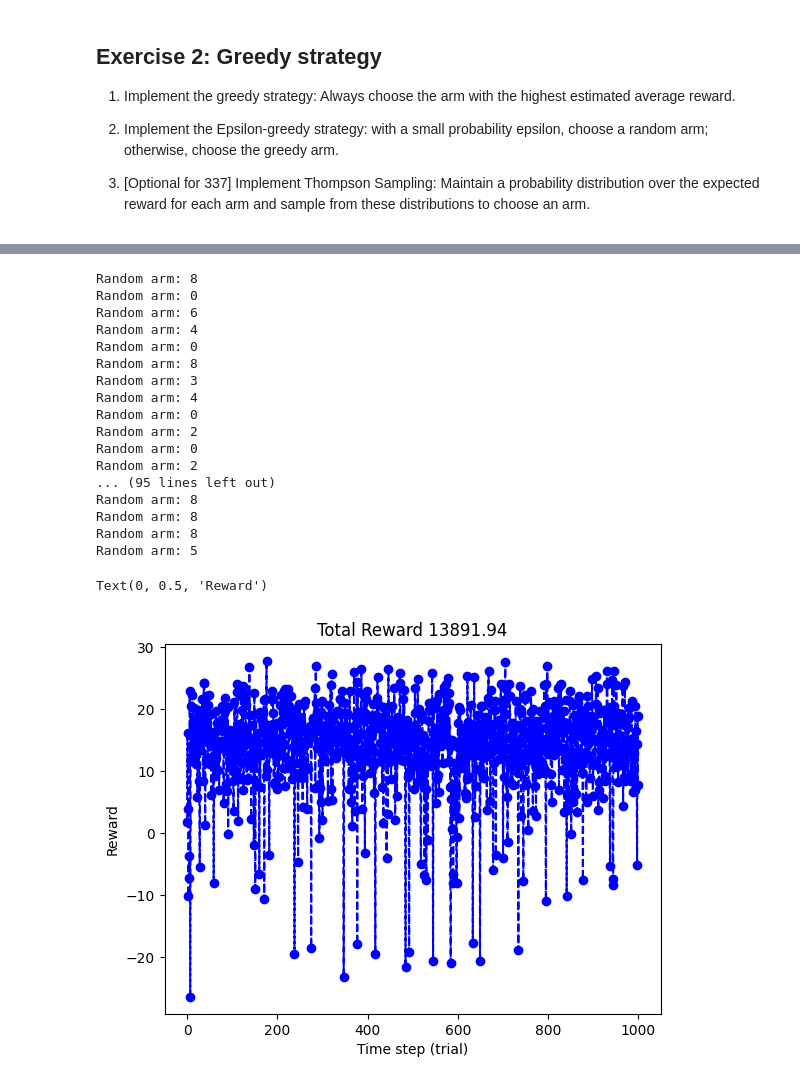
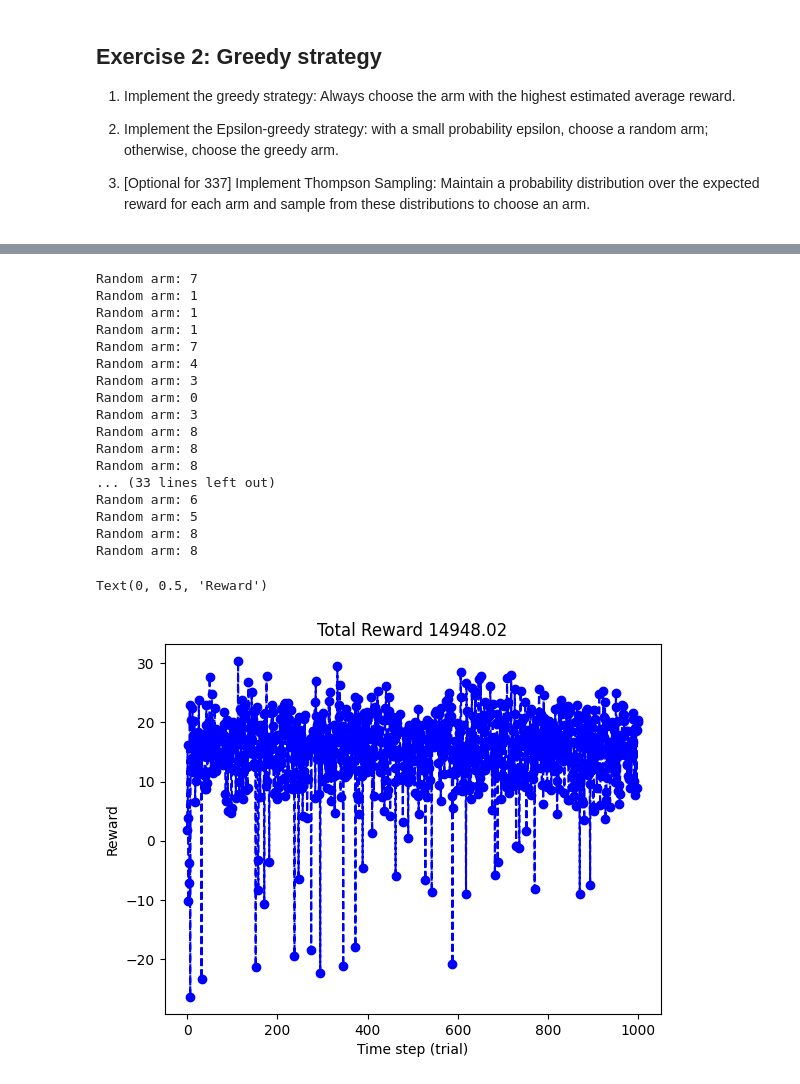
Before and after one commit to Jarvis-X/Aerial-Robotics-Course-Projects, a Jupyter notebook: lab1-bandit.ipynb, the cells around one changed output, grey strips where cells are left out. Cells and saved outputs as stored; diff of their text form; code cells hidden in the pictures.

```diff
--- a/lab1-bandit.ipynb
+++ b/lab1-bandit.ipynb
@@ -143,7 +143,7 @@ best_a = np.argmax([np.mean(action_reward) for action_reward in action_rewards])
 print(f"Best arm: {best_a}")
 
 # Action: Choose the best action found in the first trials
-for t in range(0, T):
+for t in range(K, T):
     # Action: Choose the best arm
     a = best_a
 
@@ -177,7 +195,7 @@ np.random.seed(seed)
 rewards = []
 action_rewards = [[0] for _ in range(K)]
 
-epsilon = 0.1
+epsilon = 0.05
 # Action: Choose the best action found in the first five trials
 
 for t in range(0, K):
@@ -189,42 +207,42 @@ for t in range(0, K):
 for t in range(K, T):
     # Action: Choose a random arm
     if np.random.rand() < epsilon or best_a == -1:
         a = np.random.randint(0, K-1)
         print(f"Random arm: {a}")
     else:
         a = np.argmax([np.mean(action_reward) for action_reward in action_rewards])
 
     # Reward
     r = np.random.normal(bandit_mean[a], bandit_std[a])
     action_rewards[a].append(r)
     rewards.append(r)
 
 
 # Total reward
 total = sum(rewards)
 
 # Plot results
 plot(rewards, 'b--o', label='Rewards')
 plt.title("Total Reward %.2f"%total)
 xlabel("Time step (trial)")
 ylabel("Reward")
 # %% [output]
-Random arm: 8
+Random arm: 7
+Random arm: 1
+Random arm: 1
+Random arm: 1
+Random arm: 7
+Random arm: 4
+Random arm: 3
 Random arm: 0
-Random arm: 6
-Random arm: 4
-Random arm: 0
-Random arm: 8
 Random arm: 3
-Random arm: 4
-Random arm: 0
-Random arm: 2
-Random arm: 0
-Random arm: 2
-... (95 lines left out)
 Random arm: 8
 Random arm: 8
 Random arm: 8
+... (33 lines left out)
+Random arm: 6
 Random arm: 5
+Random arm: 8
+Random arm: 8
 Text(0, 0.5, 'Reward')
-[figure, old version]
+[figure, new version]
```
Also changed, not shown: parts of 1 cell of this notebook.
